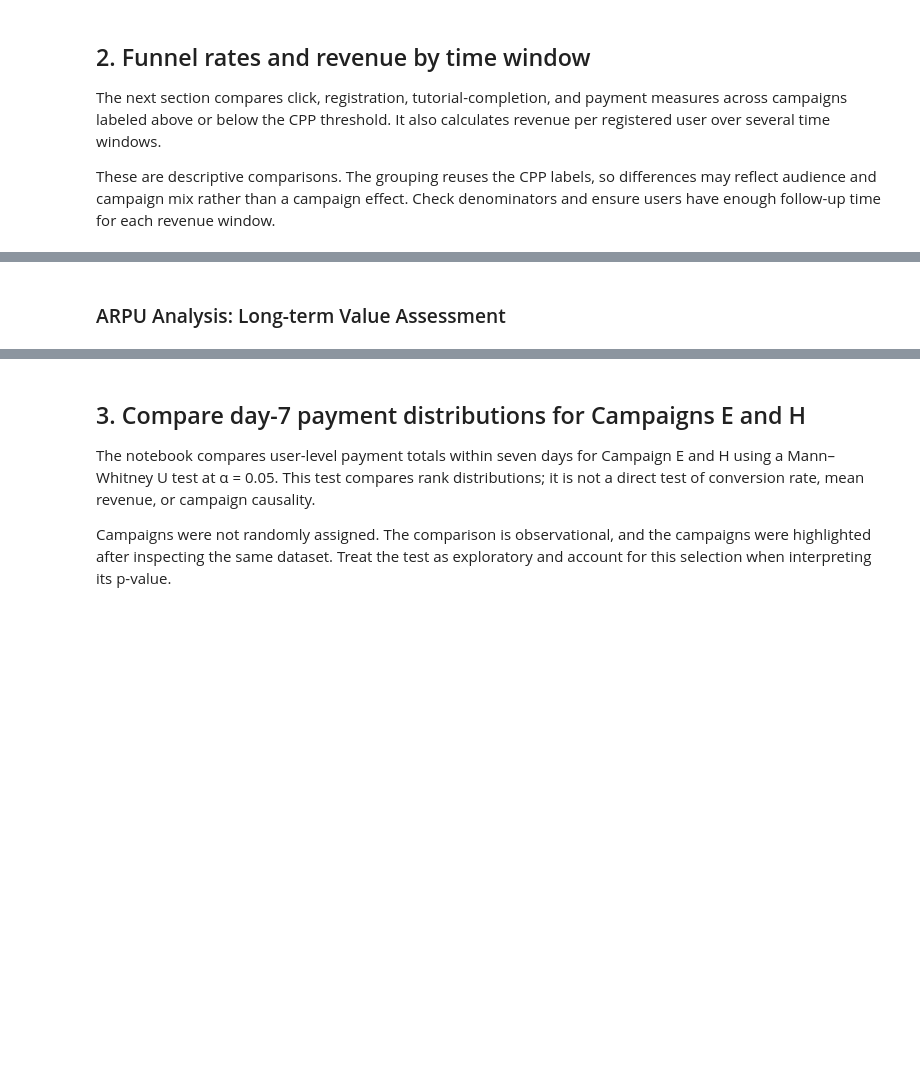
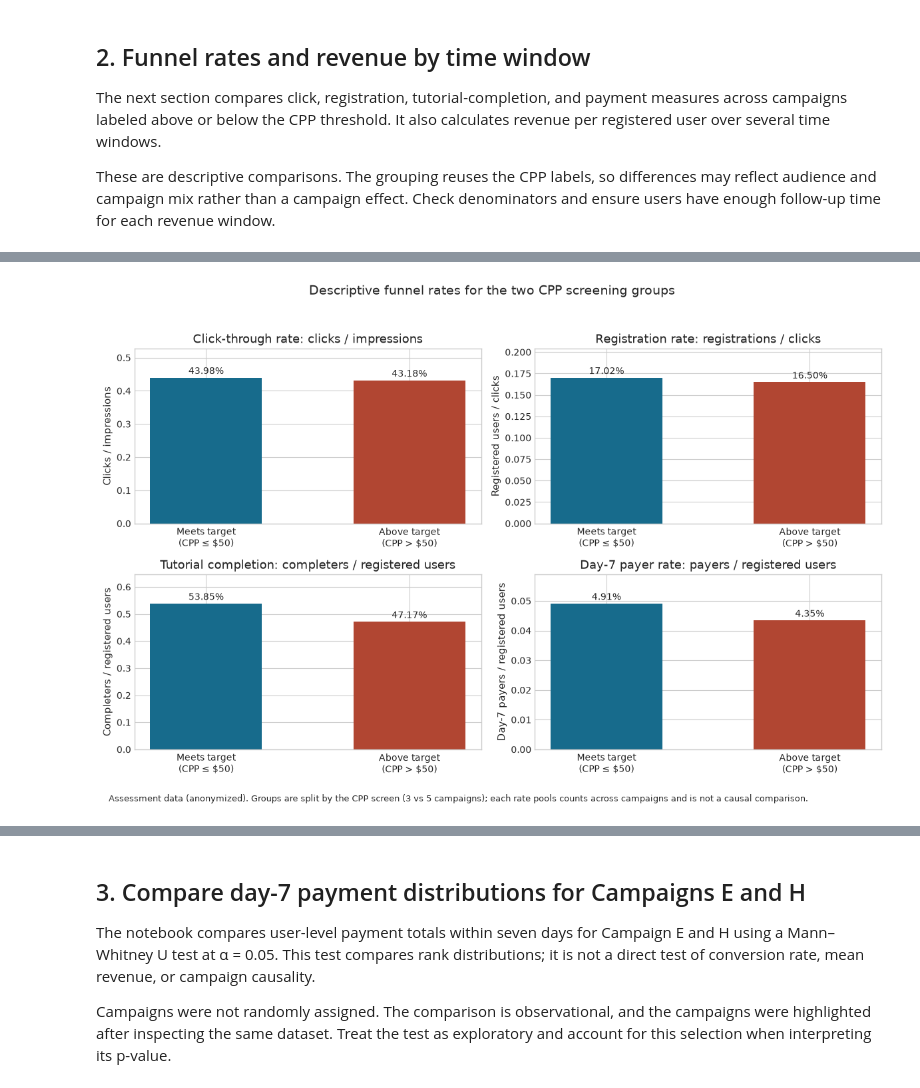
Before and after one commit to biziman/data-analyst-case-studies, a Jupyter notebook: 1-marketing-analytics-for-mobile-game/1-marketing-analytics-for-mobile-game.ipynb, the cells around one changed output, grey strips where cells are left out. Saved outputs shown, nothing was run; the diff lists cells and outputs as text; code cells hidden in the pictures; blank space fills up the shorter version.

```diff
--- a/1-marketing-analytics-for-mobile-game/1-marketing-analytics-for-mobile-game.ipynb
+++ b/1-marketing-analytics-for-mobile-game/1-marketing-analytics-for-mobile-game.ipynb
@@ -348,7 +339,7 @@ ineffective_overall_conversion = (ineffective_day7_payers / ineffective_clicks)
 
 # Funnel comparison df
 funnel_comparison = pd.DataFrame({
-    'Campaign Group': ['Effective Campaigns', 'Ineffective Campaigns'],
+    'Campaign Group': ['Meets target (CPP ≤ $50)', 'Above target (CPP > $50)'],
     'Impressions': [effective_impressions, ineffective_impressions],
     'Clicks': [effective_clicks, ineffective_clicks],
     'CTR': [effective_ctr, ineffective_ctr],
@@ -361,7 +352,7 @@ funnel_comparison = pd.DataFrame({
     'Overall Conversion (Clicks→Pay)': [effective_overall_conversion, ineffective_overall_conversion]
 })
 
-print("Funnel Analysis: Effective vs Ineffective Campaigns")
+print("Funnel analysis by CPP screening group")
 print("=" * 50)
 print(funnel_comparison.to_string(index=False))
 # %% [output]
@@ -430,2 +370,31 @@ plt.show()
-# %% [markdown]
-### ARPU Analysis: Long-term Value Assessment
+# %%
+group_labels = ['Meets target\n(CPP ≤ $50)', 'Above target\n(CPP > $50)']
+group_colors = [GROUP_COLORS['meets'], GROUP_COLORS['above']]
+
+panels = [
+    ('CTR', 'Click-through rate: clicks / impressions', 'Clicks / impressions'),
+    ('Registration Rate', 'Registration rate: registrations / clicks', 'Registered users / clicks'),
+    ('Tutorial Completion Rate', 'Tutorial completion: completers / registered users', 'Completers / registered users'),
+    ('Day 7 Payer Rate', 'Day-7 payer rate: payers / registered users', 'Day-7 payers / registered users'),
+]
+
+fig, axes = plt.subplots(2, 2, figsize=(12, 8))
+for ax, (column, title, ylabel) in zip(axes.flat, panels):
+    values = funnel_comparison[column].tolist()
+    bars = ax.bar(group_labels, values, color=group_colors, width=0.55)
+    for bar, value in zip(bars, values):
+        ax.text(bar.get_x() + bar.get_width() / 2, value * 1.01, f'{value:.2%}',
+                ha='center', va='bottom')
+    ax.set_title(title)
+    ax.set_ylabel(ylabel)
+    ax.set_ylim(0, max(values) * 1.2)
+
+fig.suptitle('Descriptive funnel rates for the two CPP screening groups', fontsize=14)
+fig.text(0.02, 0.01,
+         'Assessment data (anonymized). Groups are split by the CPP screen (3 vs 5 campaigns); '
+         'each rate pools counts across campaigns and is not a causal comparison.',
+         fontsize=9)
+fig.tight_layout(rect=(0, 0.04, 1, 0.95))
+plt.show()
+# %% [output]
+[figure, added]
```
Also changed, not shown: parts of 29 cells of this notebook, 9 other files.
